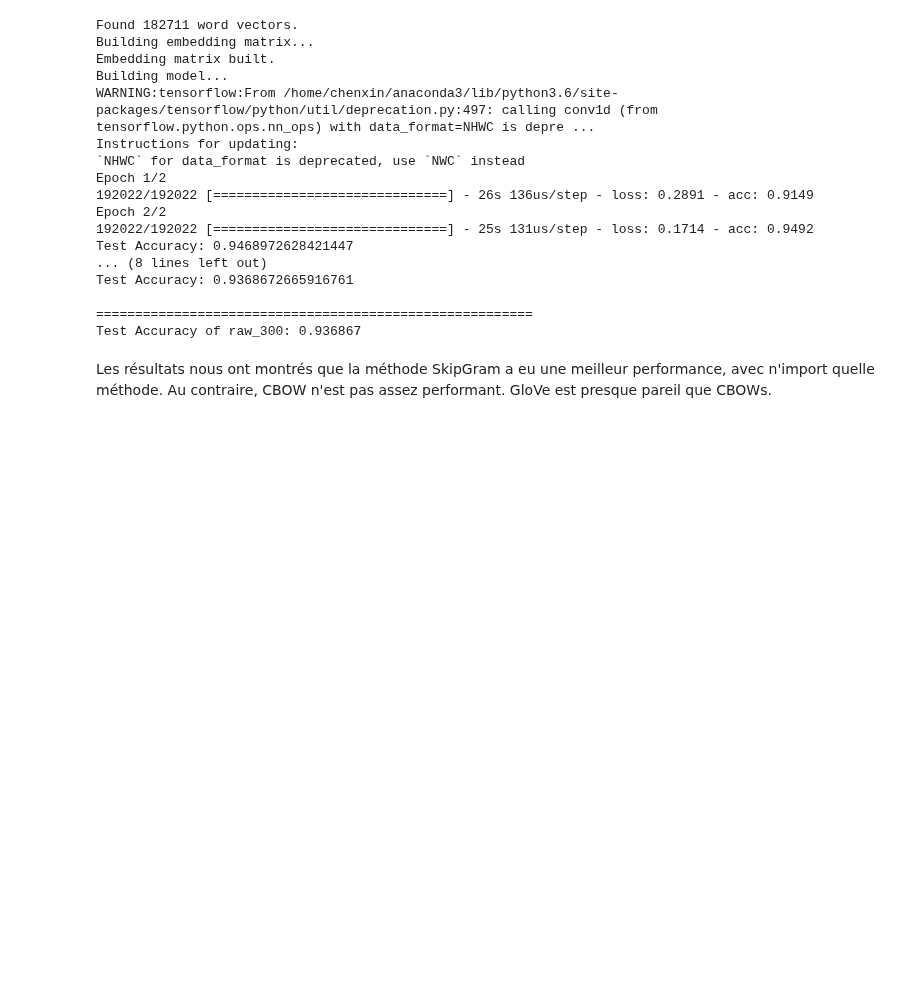
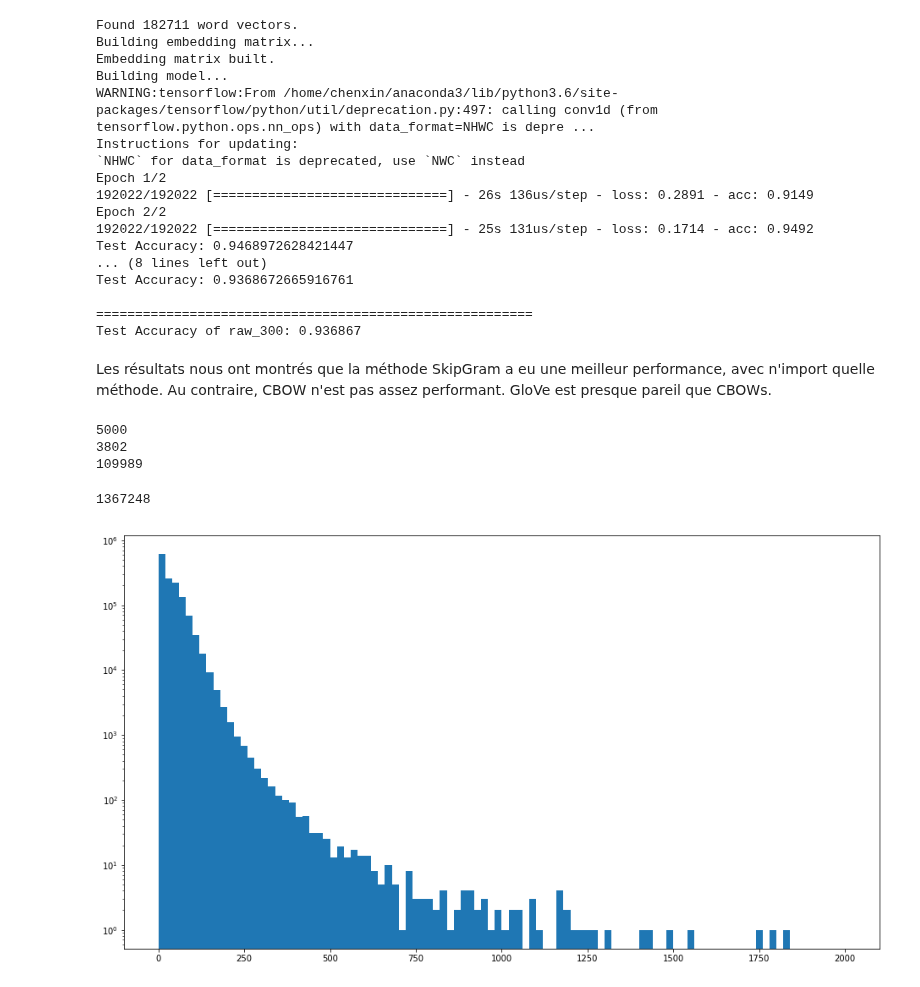
Before and after one commit to Lamela/WordEmbedding, a Jupyter notebook: Text Classification Pipeline.ipynb, the cells around one changed output. Drawn from its saved outputs; the diff is of its cells as text; code cells hidden in the pictures; blank space fills up the shorter version.

```diff
--- a/Text Classification Pipeline.ipynb
+++ b/Text Classification Pipeline.ipynb
@@ -248,4 +248,48 @@ Test Accuracy: 0.9368672665916761
 Test Accuracy of raw_300: 0.936867
 # %% [markdown]
 Les résultats nous ont montrés que la méthode SkipGram a eu une meilleur performance, avec n'import quelle méthode. Au contraire, CBOW n'est pas assez performant. GloVe est presque pareil que CBOWs.
+# %%
+import tensorflow as tf
+import os
+import sys
+import json
+
+sys.path.append("..")
+
+from bilm_tf.bilm import TokenBatcher, BidirectionalLanguageModel, \
+weight_layers, dump_token_embeddings
+
+raw_context = []
+with open("datasets/news_less_category.txt", "r") as f:
+    for line in f:
+        temp = line.split('__label__')
+        raw_context.append(temp[0])
+
+tokenized_context = [sentence.split()[:5000] for sentence in raw_context]
+#tokenized_context = [sentence.split() for sentence in raw_context]
+max_length = len(tokenized_context[0])
+max_line = 0
+lens = []
+for i in range(len(tokenized_context)):
+    length = len(tokenized_context[i])
+    lens.append(length)
+    if length > max_length:
+        max_length = length
+        max_line = i
+print(max_length)
+print(max_line)
+print(len(tokenized_context))
+del(raw_context)
+# %% [output]
+5000
+3802
+109989
+# %%
+plt.figure(figsize=(16,9))
+plt.hist(lens, bins=100, range=(0, 2000))
+plt.yscale('log')
+print(len(lens))
+# %% [output]
+1367248
+[figure, added]
 # %%
```
Also changed, not shown: parts of 2 cells of this notebook, 1 other file.
